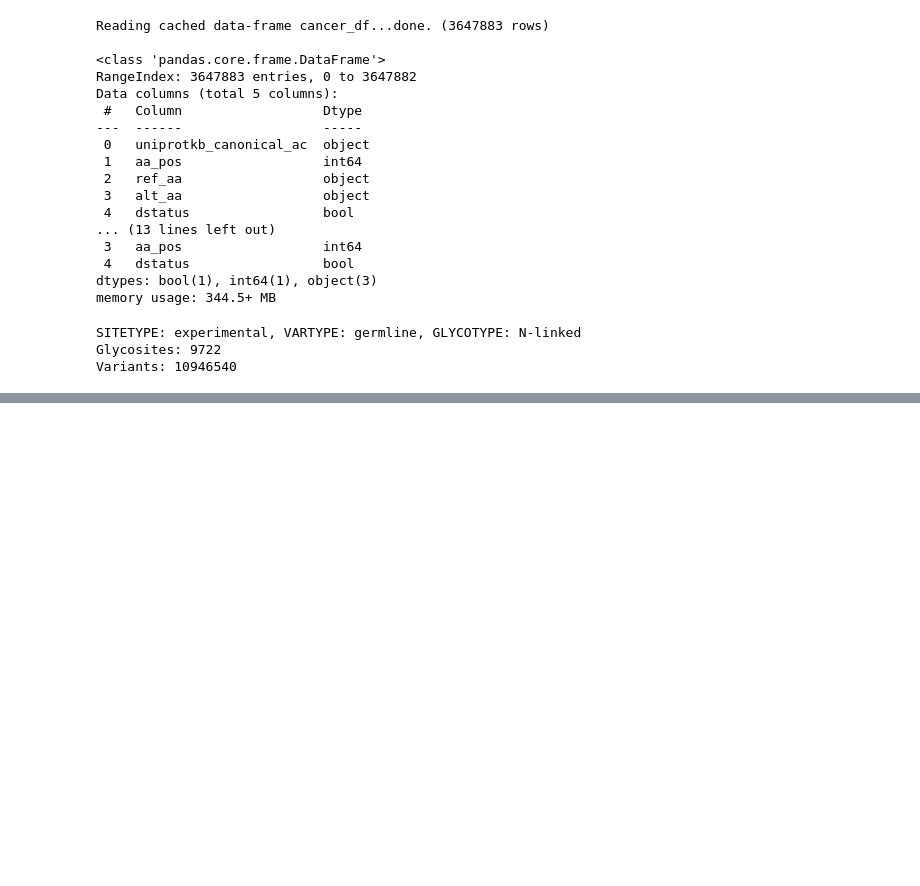
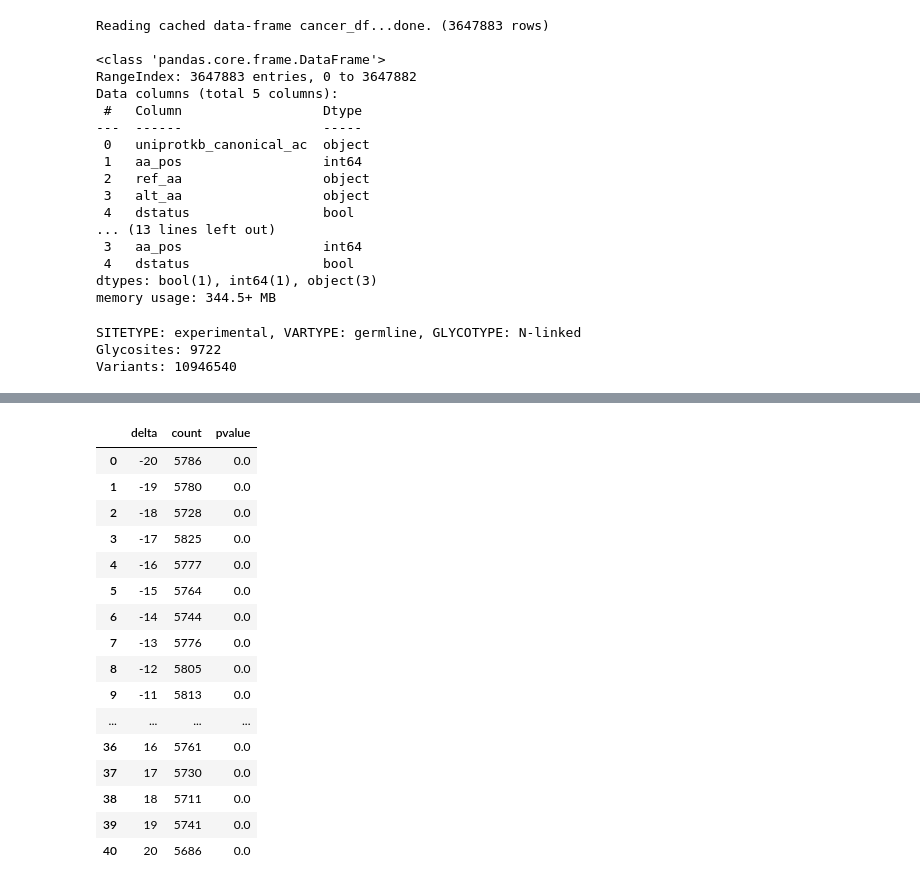
Before and after one commit to edwardsnj/glygen-colab-notebooks, a Jupyter notebook: variants/main1.ipynb, the cells around one changed output, grey strips where cells are left out. Cells and saved outputs as stored; diff of their text form; code cells hidden in the pictures; blank space fills up the shorter version.

```diff
--- a/variants/main1.ipynb
+++ b/variants/main1.ipynb
@@ -243,0 +250,33 @@ UniProtKB Accessions: 3828
+# %%
+from scipy.stats import binomtest
+
+delta_counts = pd.DataFrame(merged[["delta"]].value_counts())
+delta_counts = delta_counts.sort_values(by='delta')
+delta_counts = delta_counts.reset_index()
+
+N = delta_counts['count'].sum()
+p = 1/total
+
+for i in range(delta_counts.shape[0]):
+  delta_counts.loc[i,'pvalue'] = binomtest(delta_counts.loc[i,'count'], N, p,
+                                           alternative='two-sided').pvalue
+
+delta_counts
+# %% [output]
+|  | delta | count | pvalue |
+| 0 | -20 | 5786 | 0.0 |
+| 1 | -19 | 5780 | 0.0 |
+| 2 | -18 | 5728 | 0.0 |
+| 3 | -17 | 5825 | 0.0 |
+| 4 | -16 | 5777 | 0.0 |
+| 5 | -15 | 5764 | 0.0 |
+| 6 | -14 | 5744 | 0.0 |
+| 7 | -13 | 5776 | 0.0 |
+| 8 | -12 | 5805 | 0.0 |
+| 9 | -11 | 5813 | 0.0 |
+| ... | ... | ... | ... |
+| 36 | 16 | 5761 | 0.0 |
+| 37 | 17 | 5730 | 0.0 |
+| 38 | 18 | 5711 | 0.0 |
+| 39 | 19 | 5741 | 0.0 |
+| 40 | 20 | 5686 | 0.0 |
```
Also changed, not shown: parts of 1 cell of this notebook.
